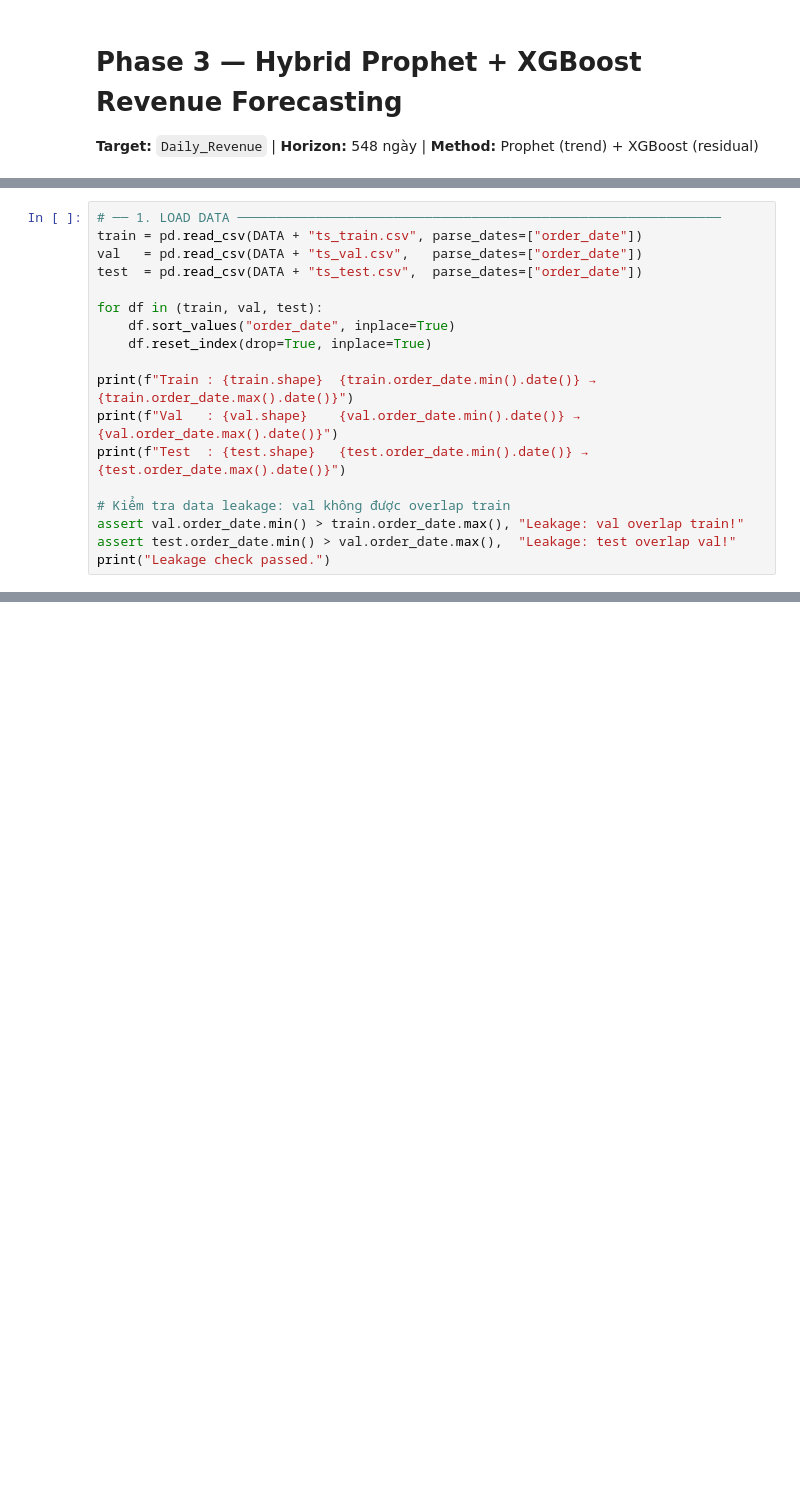
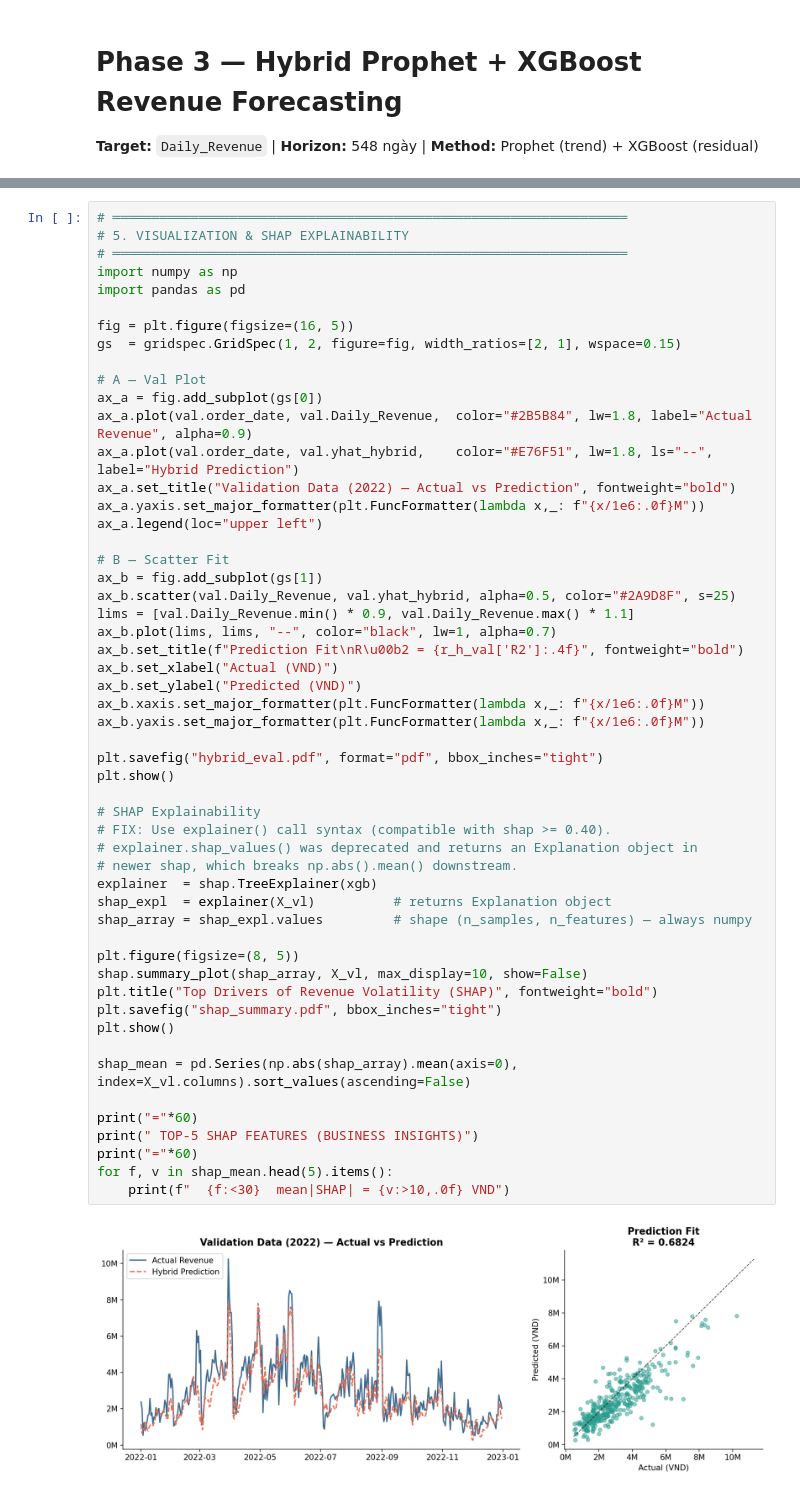
Before and after one commit to kori0494/datathon_work, a Jupyter notebook: notebook/Phase_3_Forecasting.ipynb, the cells around one changed output, grey strips where cells are left out. Saved outputs shown, nothing was run; the diff lists cells and outputs as text; blank space fills up the shorter version.

Commit message:
Add Phase_3_Forecasting.ipynb for time series forecasting

```diff
--- a/notebook/Phase_3_Forecasting.ipynb
+++ b/notebook/Phase_3_Forecasting.ipynb
@@ -48,18 +42,0 @@ Setup done.
-# %%
-# ── 1. LOAD DATA ──────────────────────────────────────────────────────────────
-train = pd.read_csv(DATA + "ts_train.csv", parse_dates=["order_date"])
-val   = pd.read_csv(DATA + "ts_val.csv",   parse_dates=["order_date"])
-test  = pd.read_csv(DATA + "ts_test.csv",  parse_dates=["order_date"])
-
-for df in (train, val, test):
-    df.sort_values("order_date", inplace=True)
-    df.reset_index(drop=True, inplace=True)
-
-print(f"Train : {train.shape}  {train.order_date.min().date()} → {train.order_date.max().date()}")
-print(f"Val   : {val.shape}    {val.order_date.min().date()} → {val.order_date.max().date()}")
-print(f"Test  : {test.shape}   {test.order_date.min().date()} → {test.order_date.max().date()}")
-
-# Kiểm tra data leakage: val không được overlap train
-assert val.order_date.min() > train.order_date.max(), "Leakage: val overlap train!"
-assert test.order_date.min() > val.order_date.max(),  "Leakage: test overlap val!"
-print("Leakage check passed.")
@@ -576,0 +340,55 @@ All done! Outputs: submission.csv | hybrid_eval.pdf | shap_summary.pdf | full_fo
+# %%
+# ══════════════════════════════════════════════════════════════════
+# 5. VISUALIZATION & SHAP EXPLAINABILITY
+# ══════════════════════════════════════════════════════════════════
+import numpy as np
+import pandas as pd
+
+fig = plt.figure(figsize=(16, 5))
+gs  = gridspec.GridSpec(1, 2, figure=fig, width_ratios=[2, 1], wspace=0.15)
+
+# A — Val Plot
+ax_a = fig.add_subplot(gs[0])
+ax_a.plot(val.order_date, val.Daily_Revenue,  color="#2B5B84", lw=1.8, label="Actual Revenue", alpha=0.9)
+ax_a.plot(val.order_date, val.yhat_hybrid,    color="#E76F51", lw=1.8, ls="--", label="Hybrid Prediction")
+ax_a.set_title("Validation Data (2022) — Actual vs Prediction", fontweight="bold")
+ax_a.yaxis.set_major_formatter(plt.FuncFormatter(lambda x,_: f"{x/1e6:.0f}M"))
+ax_a.legend(loc="upper left")
+
+# B — Scatter Fit
+ax_b = fig.add_subplot(gs[1])
+ax_b.scatter(val.Daily_Revenue, val.yhat_hybrid, alpha=0.5, color="#2A9D8F", s=25)
+lims = [val.Daily_Revenue.min() * 0.9, val.Daily_Revenue.max() * 1.1]
+ax_b.plot(lims, lims, "--", color="black", lw=1, alpha=0.7)
+ax_b.set_title(f"Prediction Fit\nR\u00b2 = {r_h_val['R2']:.4f}", fontweight="bold")
+ax_b.set_xlabel("Actual (VND)")
+ax_b.set_ylabel("Predicted (VND)")
+ax_b.xaxis.set_major_formatter(plt.FuncFormatter(lambda x,_: f"{x/1e6:.0f}M"))
+ax_b.yaxis.set_major_formatter(plt.FuncFormatter(lambda x,_: f"{x/1e6:.0f}M"))
+
+plt.savefig("hybrid_eval.pdf", format="pdf", bbox_inches="tight")
+plt.show()
+
+# SHAP Explainability
+# FIX: Use explainer() call syntax (compatible with shap >= 0.40).
+# explainer.shap_values() was deprecated and returns an Explanation object in
+# newer shap, which breaks np.abs().mean() downstream.
+explainer  = shap.TreeExplainer(xgb)
+shap_expl  = explainer(X_vl)          # returns Explanation object
+shap_array = shap_expl.values         # shape (n_samples, n_features) — always numpy
+
+plt.figure(figsize=(8, 5))
+shap.summary_plot(shap_array, X_vl, max_display=10, show=False)
+plt.title("Top Drivers of Revenue Volatility (SHAP)", fontweight="bold")
+plt.savefig("shap_summary.pdf", bbox_inches="tight")
+plt.show()
+
+shap_mean = pd.Series(np.abs(shap_array).mean(axis=0), index=X_vl.columns).sort_values(ascending=False)
+
+print("="*60)
+print(" TOP-5 SHAP FEATURES (BUSINESS INSIGHTS)")
+print("="*60)
+for f, v in shap_mean.head(5).items():
+    print(f"  {f:<30}  mean|SHAP| = {v:>10,.0f} VND")
+# %% [output]
+[figure, added]
```
Also changed, not shown: parts of 23 cells of this notebook.
